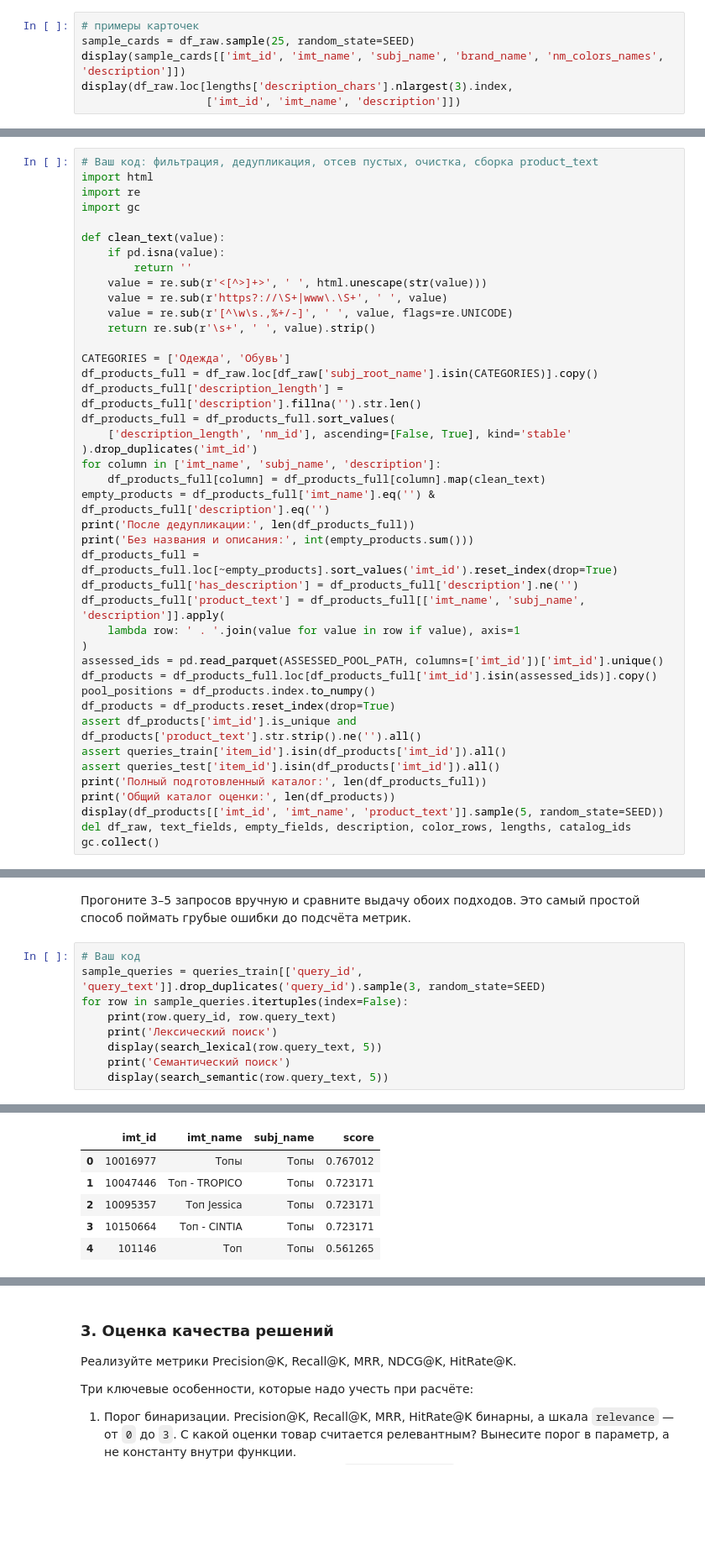
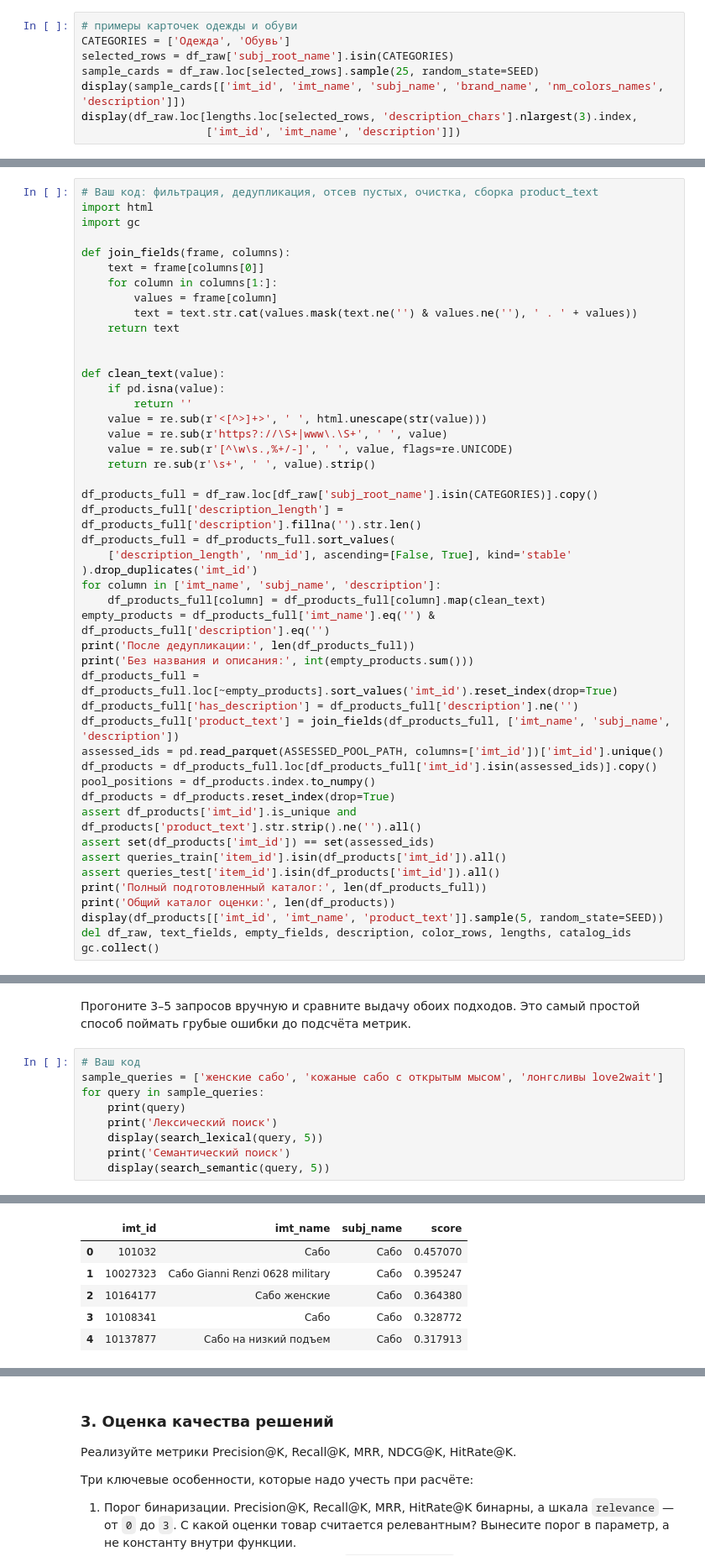
Before and after one commit to RollyDorian/recsys-marketplace, a Jupyter notebook: semantic_search_project.ipynb, the cells around one changed output, grey strips where cells are left out. Shown at 84% size. Cells and saved outputs as stored; diff of their text form; blank space fills up the shorter version.

```diff
--- a/semantic_search_project.ipynb
+++ b/semantic_search_project.ipynb
@@ -313,10 +390,12 @@ display(pd.Series({
 | description_over_512_words_pct | 0.2 |
 | duplicate_nonempty_descriptions | 53700.0 |
 # %%
-# примеры карточек
-sample_cards = df_raw.sample(25, random_state=SEED)
+# примеры карточек одежды и обуви
+CATEGORIES = ['Одежда', 'Обувь']
+selected_rows = df_raw['subj_root_name'].isin(CATEGORIES)
+sample_cards = df_raw.loc[selected_rows].sample(25, random_state=SEED)
 display(sample_cards[['imt_id', 'imt_name', 'subj_name', 'brand_name', 'nm_colors_names', 'description']])
-display(df_raw.loc[lengths['description_chars'].nlargest(3).index,
+display(df_raw.loc[lengths.loc[selected_rows, 'description_chars'].nlargest(3).index,
                    ['imt_id', 'imt_name', 'description']])
 # %% [output]
 |  | imt_id | imt_name | subj_name | brand_name | nm_colors_names | description |
@@ -447,8 +585,15 @@ display(queries_train[['query_id', 'query_text']].drop_duplicates('query_id').sa
 # %%
 # Ваш код: фильтрация, дедупликация, отсев пустых, очистка, сборка product_text
 import html
-import re
 import gc
+
+def join_fields(frame, columns):
+    text = frame[columns[0]]
+    for column in columns[1:]:
+        values = frame[column]
+        text = text.str.cat(values.mask(text.ne('') & values.ne(''), ' . ' + values))
+    return text
+
 
 def clean_text(value):
     if pd.isna(value):
@@ -458,7 +603,6 @@ def clean_text(value):
     value = re.sub(r'[^\w\s.,%+/-]', ' ', value, flags=re.UNICODE)
     return re.sub(r'\s+', ' ', value).strip()
 
-CATEGORIES = ['Одежда', 'Обувь']
 df_products_full = df_raw.loc[df_raw['subj_root_name'].isin(CATEGORIES)].copy()
 df_products_full['description_length'] = df_products_full['description'].fillna('').str.len()
 df_products_full = df_products_full.sort_values(
@@ -471,14 +615,13 @@ print('После дедупликации:', len(df_products_full))
 print('Без названия и описания:', int(empty_products.sum()))
 df_products_full = df_products_full.loc[~empty_products].sort_values('imt_id').reset_index(drop=True)
 df_products_full['has_description'] = df_products_full['description'].ne('')
-df_products_full['product_text'] = df_products_full[['imt_name', 'subj_name', 'description']].apply(
-    lambda row: ' . '.join(value for value in row if value), axis=1
-)
+df_products_full['product_text'] = join_fields(df_products_full, ['imt_name', 'subj_name', 'description'])
 assessed_ids = pd.read_parquet(ASSESSED_POOL_PATH, columns=['imt_id'])['imt_id'].unique()
 df_products = df_products_full.loc[df_products_full['imt_id'].isin(assessed_ids)].copy()
 pool_positions = df_products.index.to_numpy()
 df_products = df_products.reset_index(drop=True)
 assert df_products['imt_id'].is_unique and df_products['product_text'].str.strip().ne('').all()
+assert set(df_products['imt_id']) == set(assessed_ids)
 assert queries_train['item_id'].isin(df_products['imt_id']).all()
 assert queries_test['item_id'].isin(df_products['imt_id']).all()
 print('Полный подготовленный каталог:', len(df_products_full))
@@ -596,11 +792,11 @@ print('Товаров длиннее лимита, %:', round(np.mean(token_leng
 Прогоните 3–5 запросов вручную и сравните выдачу обоих подходов. Это самый простой способ поймать грубые ошибки до подсчёта метрик.
 # %%
 # Ваш код
-sample_queries = queries_train[['query_id', 'query_text']].drop_duplicates('query_id').sample(3, random_state=SEED)
-for row in sample_queries.itertuples(index=False):
-    print(row.query_id, row.query_text)
+sample_queries = ['женские сабо', 'кожаные сабо с открытым мысом', 'лонгсливы love2wait']
+for query in sample_queries:
+    print(query)
     print('Лексический поиск')
-    display(search_lexical(row.query_text, 5))
+    display(search_lexical(query, 5))
     print('Семантический поиск')
-    display(search_semantic(row.query_text, 5))
+    display(search_semantic(query, 5))
 # %% [output]
@@ -608,9 +804,9 @@ SYN_000210 топы cop copine
 Лексический поиск
 |  | imt_id | imt_name | subj_name | score |
-| 0 | 10016977 | Топы | Топы | 0.767012 |
-| 1 | 10047446 | Топ - TROPICO | Топы | 0.723171 |
-| 2 | 10095357 | Топ Jessica | Топы | 0.723171 |
-| 3 | 10150664 | Топ - CINTIA | Топы | 0.723171 |
-| 4 | 101146 | Топ | Топы | 0.561265 |
+| 0 | 101032 | Сабо | Сабо | 0.457070 |
+| 1 | 10027323 | Сабо Gianni Renzi 0628 military | Сабо | 0.395247 |
+| 2 | 10164177 | Сабо женские | Сабо | 0.364380 |
+| 3 | 10108341 | Сабо | Сабо | 0.328772 |
+| 4 | 10137877 | Сабо на низкий подъем | Сабо | 0.317913 |
 Семантический поиск
 |  | imt_id | imt_name | subj_name | score |
```
Also changed, not shown: parts of 47 cells of this notebook, 4 other files.
